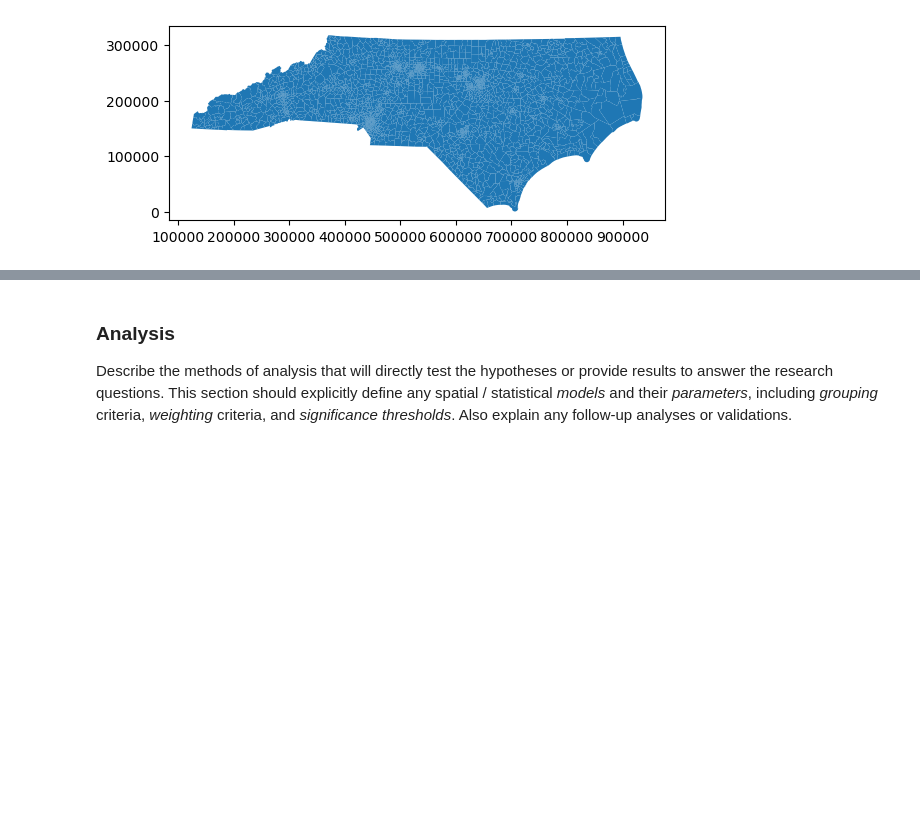
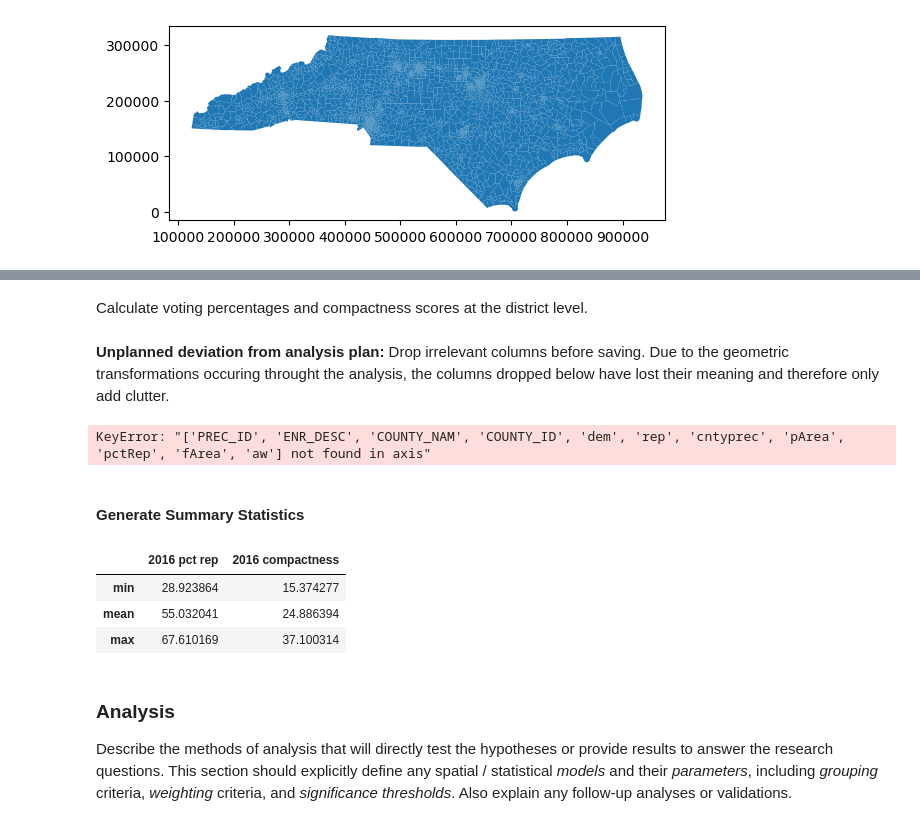
Before and after one commit to gsokolow/Rpr-120Lab-Gerrymandering, a Jupyter notebook: procedure/code/01-Jupyter_notebook.ipynb, the cells around one changed output, grey strips where cells are left out. Cells and saved outputs as stored; diff of their text form; code cells hidden in the pictures; blank space fills up the shorter version.

```diff
--- a/procedure/code/01-Jupyter_notebook.ipynb
+++ b/procedure/code/01-Jupyter_notebook.ipynb
@@ -198,0 +283,2 @@ frag_2016.to_file("../../data/derived/public/Union_2016_precinct_2016_district.s
+# %% [markdown]
+Calculate voting percentages and compactness scores at the district level.
@@ -198,0 +289,10 @@ frag_2016.to_file("../../data/derived/public/Union_2016_precinct_2016_district.s
+# %%
+D_awr_2016 = D_awr_2016.assign(dArea = D_awr_2016.geometry.area)
+# %%
+D_awr_2016 = D_awr_2016.assign(dCompact = 400*math.pi*D_awr_2016['dArea']/D_awr_2016['dPerim']** 2)
+# %% [markdown]
+**Unplanned deviation from analysis plan:** Drop irrelevant columns before saving. Due to the geometric transformations occuring throught the analysis, the columns dropped below have lost their meaning and therefore only add clutter.
+# %%
+D_awr_2016 = D_awr_2016.drop(["PREC_ID", "ENR_DESC", "COUNTY_NAM", "COUNTY_ID", "dem", "rep", "cntyprec", "pArea", "pctRep", "fArea", "aw"], axis = 1)
+# %% [output]
+KeyError: "['PREC_ID', 'ENR_DESC', 'COUNTY_NAM', 'COUNTY_ID', 'dem', 'rep', 'cntyprec', 'pArea', 'pctRep', 'fArea', 'aw'] not found in axis"
@@ -199,3 +302,17 @@ frag_2016.to_file("../../data/derived/public/Union_2016_precinct_2016_district.s
+# %% [markdown]
+#### Generate Summary Statistics
+# %%
+summary_stats = pd.DataFrame({
+    '2016 pct rep': [D_awr_2016['pctDRep'].min(), D_awr_2016['pctDRep'].mean(), D_awr_2016['pctDRep'].max()],
+    '2016 compactness':  [D_awr_2016['dCompact'].min(), D_awr_2016['dCompact'].mean(), D_awr_2016['dCompact'].max()]
+}, index = ['min', 'mean', 'max'])
+# %%
+summary_stats
+# %% [output]
+|  | 2016 pct rep | 2016 compactness |
+| min | 28.923864 | 15.374277 |
+| mean | 55.032041 | 24.886394 |
+| max | 67.610169 | 37.100314 |
 # %% [markdown]
 ### Analysis
 
```
Also changed, not shown: parts of 29 cells of this notebook, 8 other files.
